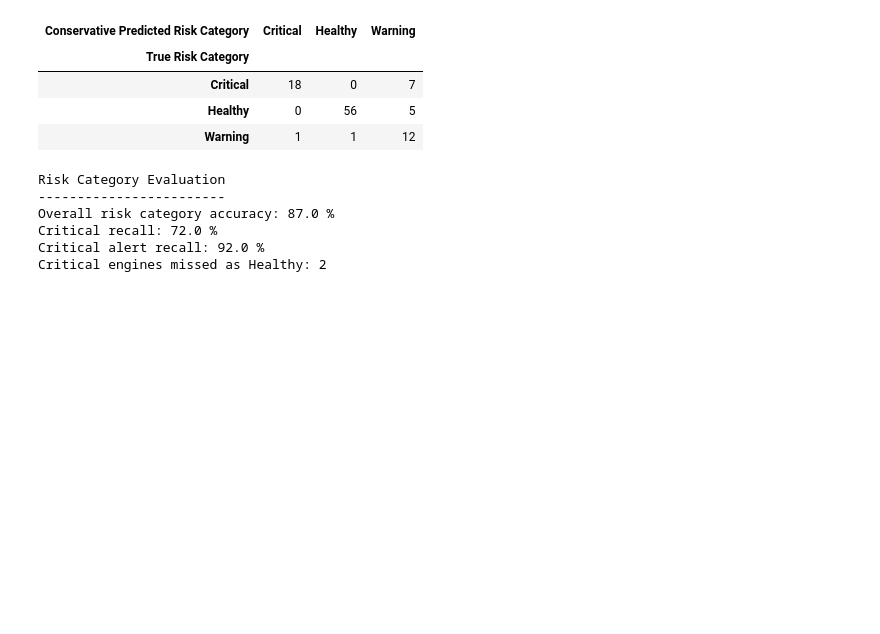
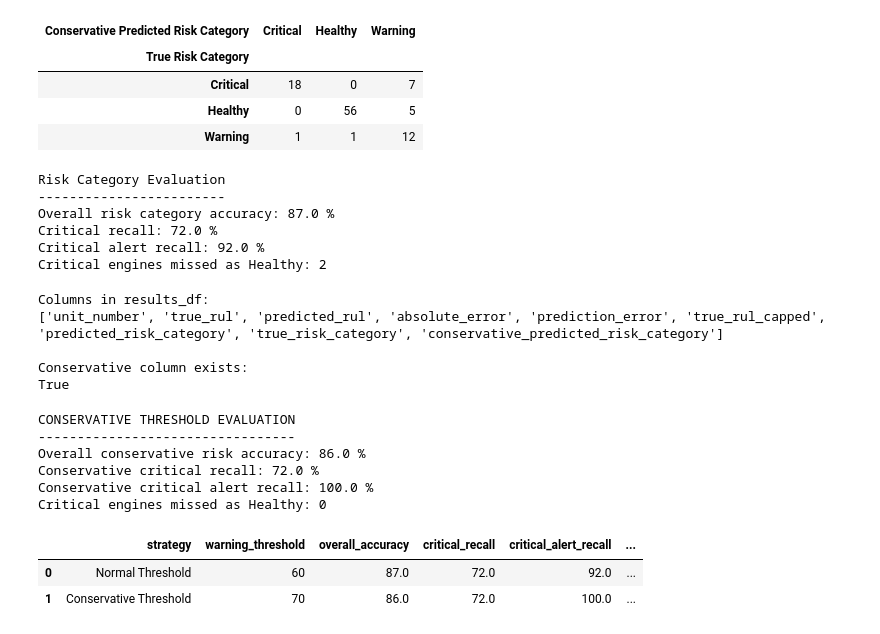
Before and after one commit to kallurivenkatesh4416-commits/aero-rul-predictor, a Jupyter notebook: notebooks/03_results_interpretation.ipynb, the cells around one changed output. Cells and saved outputs as stored; diff of their text form; code cells hidden in the pictures; blank space fills up the shorter version.

```diff
--- a/notebooks/03_results_interpretation.ipynb
+++ b/notebooks/03_results_interpretation.ipynb
@@ -575,3 +515,79 @@ Overall risk category accuracy: 87.0 %
 Critical recall: 72.0 %
 Critical alert recall: 92.0 %
 Critical engines missed as Healthy: 2
+# %%
+print("Columns in results_df:")
+print(results_df.columns.tolist())
+
+print("\nConservative column exists:")
+print("conservative_predicted_risk_category" in results_df.columns)
+# %% [output]
+Columns in results_df:
+['unit_number', 'true_rul', 'predicted_rul', 'absolute_error', 'prediction_error', 'true_rul_capped', 'predicted_risk_category', 'true_risk_category', 'conservative_predicted_risk_category']
+
+Conservative column exists:
+True
+# %%
+conservative_accuracy = (
+    results_df["true_risk_category"]
+    == results_df["conservative_predicted_risk_category"]
+).mean()
+
+critical_engines = results_df[
+    results_df["true_risk_category"] == "Critical"
+]
+
+critical_exact_recall = (
+    critical_engines["conservative_predicted_risk_category"] == "Critical"
+).mean()
+
+critical_alert_recall = (
+    critical_engines["conservative_predicted_risk_category"].isin(
+        ["Critical", "Warning"]
+    )
+).mean()
+
+critical_missed_as_healthy = (
+    critical_engines["conservative_predicted_risk_category"] == "Healthy"
+).sum()
+
+print("CONSERVATIVE THRESHOLD EVALUATION")
+print("---------------------------------")
+print("Overall conservative risk accuracy:", round(conservative_accuracy * 100, 2), "%")
+print("Conservative critical recall:", round(critical_exact_recall * 100, 2), "%")
+print("Conservative critical alert recall:", round(critical_alert_recall * 100, 2), "%")
+print("Critical engines missed as Healthy:", critical_missed_as_healthy)
+# %% [output]
+CONSERVATIVE THRESHOLD EVALUATION
+---------------------------------
+Overall conservative risk accuracy: 86.0 %
+Conservative critical recall: 72.0 %
+Conservative critical alert recall: 100.0 %
+Critical engines missed as Healthy: 0
+# %%
+threshold_comparison = pd.DataFrame(
+    [
+        {
+            "strategy": "Normal Threshold",
+            "warning_threshold": 60,
+            "overall_accuracy": 87.0,
+            "critical_recall": 72.0,
+            "critical_alert_recall": 92.0,
+            "critical_missed_as_healthy": 2,
+        },
+        {
+            "strategy": "Conservative Threshold",
+            "warning_threshold": 70,
+            "overall_accuracy": round(conservative_accuracy * 100, 2),
+            "critical_recall": round(critical_exact_recall * 100, 2),
+            "critical_alert_recall": round(critical_alert_recall * 100, 2),
+            "critical_missed_as_healthy": critical_missed_as_healthy,
+        },
+    ]
+)
+
+threshold_comparison
+# %% [output]
+|  | strategy | warning_threshold | overall_accuracy | critical_recall | critical_alert_recall | ... |
+| 0 | Normal Threshold | 60 | 87.0 | 72.0 | 92.0 | ... |
+| 1 | Conservative Threshold | 70 | 86.0 | 72.0 | 100.0 | ... |
```
Also changed, not shown: parts of 3 cells of this notebook, 3 other files.
